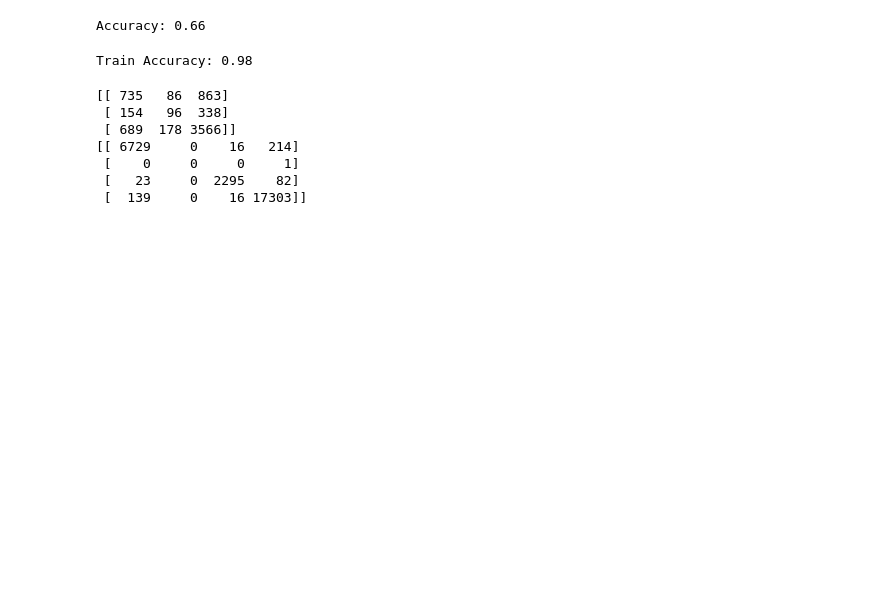
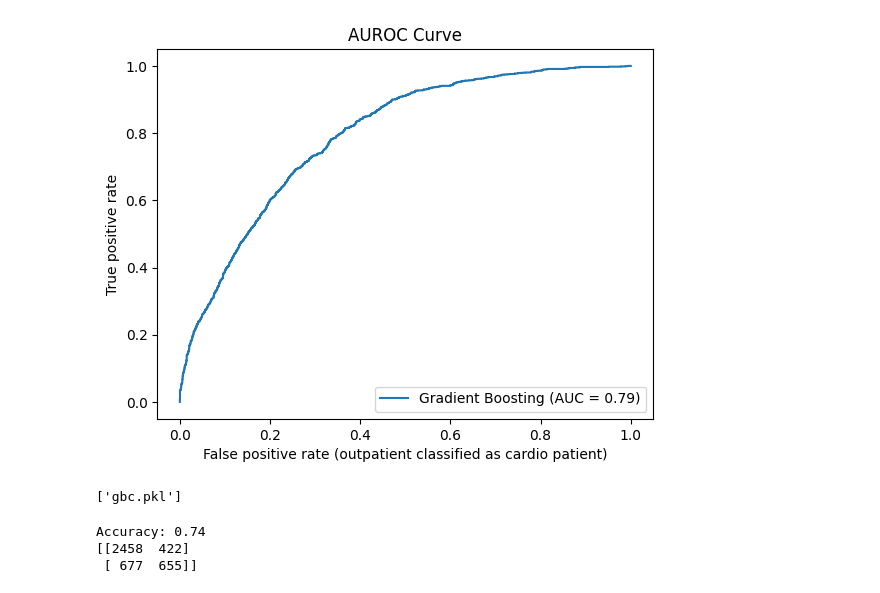
Before and after one commit to CaptainTrojan/hackhealth2023, a Jupyter notebook: test.ipynb, the cells around one changed output. Drawn from its saved outputs; the diff is of its cells as text; code cells hidden in the pictures; blank space fills up the shorter version.

```diff
--- a/test.ipynb
+++ b/test.ipynb
@@ -154,0 +195,18 @@ print(feature_importances.sort_values('importance', ascending=False))
+# %%
+from sklearn.ensemble import GradientBoostingClassifier
+# Assuming X_train, X_test, y_train, y_test are already defined
+
+model = GradientBoostingClassifier(n_estimators=500, learning_rate=0.1, max_depth=3, loss='exponential')
+
+# Fit the model on the training data
+model.fit(X_train, y_train)
+
+# Use the predict method of the model to make predictions on the test data
+predictions = model.predict(X_test)
+
+# print(predictions)
+accuracy = accuracy_score(y_test, predictions)
+print('Accuracy: {:.2f}'.format(accuracy))
+
+cm = confusion_matrix(y_test, predictions)
+print(cm)
@@ -155,28 +234,37 @@ print(feature_importances.sort_values('importance', ascending=False))
+# %%
+from sklearn.metrics import precision_recall_curve, auc, RocCurveDisplay
+
+probs = model.predict_proba(X_test)[:, 1]
+
+# Compute the precision and recall values
+precision, recall, thresholds = precision_recall_curve(y_test, probs)
+
+# Compute the AUC value
+auc_value = auc(recall, precision)
+
+display = RocCurveDisplay.from_predictions(y_test, probs, name='Gradient Boosting')
+_ = display.ax_.set_title("AUROC Curve")
+_ = display.ax_.set_xlabel("False positive rate (outpatient classified as cardio patient)")
+_ = display.ax_.set_ylabel("True positive rate")
+# %% [output]
+[figure, added]
+# %%
+import joblib
+
+joblib.dump(model, 'gbc.pkl')
+# %% [output]
+['gbc.pkl']
 # %%
-from sklearn.metrics import accuracy_score
+loaded_model = joblib.load('gbc.pkl')
+predictions = loaded_model.predict(X_test)
+
+# print(predictions)
 accuracy = accuracy_score(y_test, predictions)
 print('Accuracy: {:.2f}'.format(accuracy))
+
+cm = confusion_matrix(y_test, predictions)
+print(cm)
 # %% [output]
-Accuracy: 0.66
+Accuracy: 0.74
+[[2458  422]
+ [ 677  655]]
-# %%
-train_preds = model.predict(X_train)
-train_accuracy = accuracy_score(y_train, train_preds)
-print('Train Accuracy: {:.2f}'.format(train_accuracy))
-# %% [output]
-Train Accuracy: 0.98
-# %%
-from sklearn.metrics import confusion_matrix
-
-cm = confusion_matrix(y_test, predictions)
-print(cm)
-
-cm_train = confusion_matrix(y_train, train_preds)
-print(cm_train)
-# %% [output]
-[[ 735   86  863]
- [ 154   96  338]
- [ 689  178 3566]]
-[[ 6729     0    16   214]
- [    0     0     0     1]
- [   23     0  2295    82]
- [  139     0    16 17303]]
```
Also changed, not shown: parts of 23 cells of this notebook, 5 other files.
